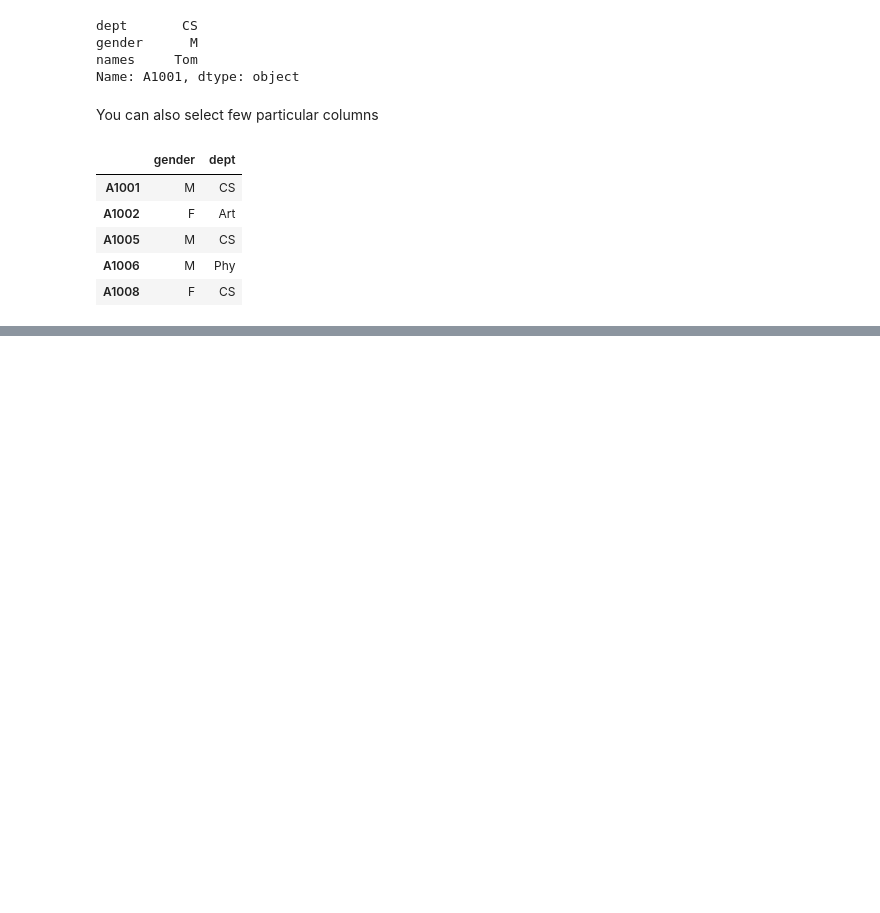
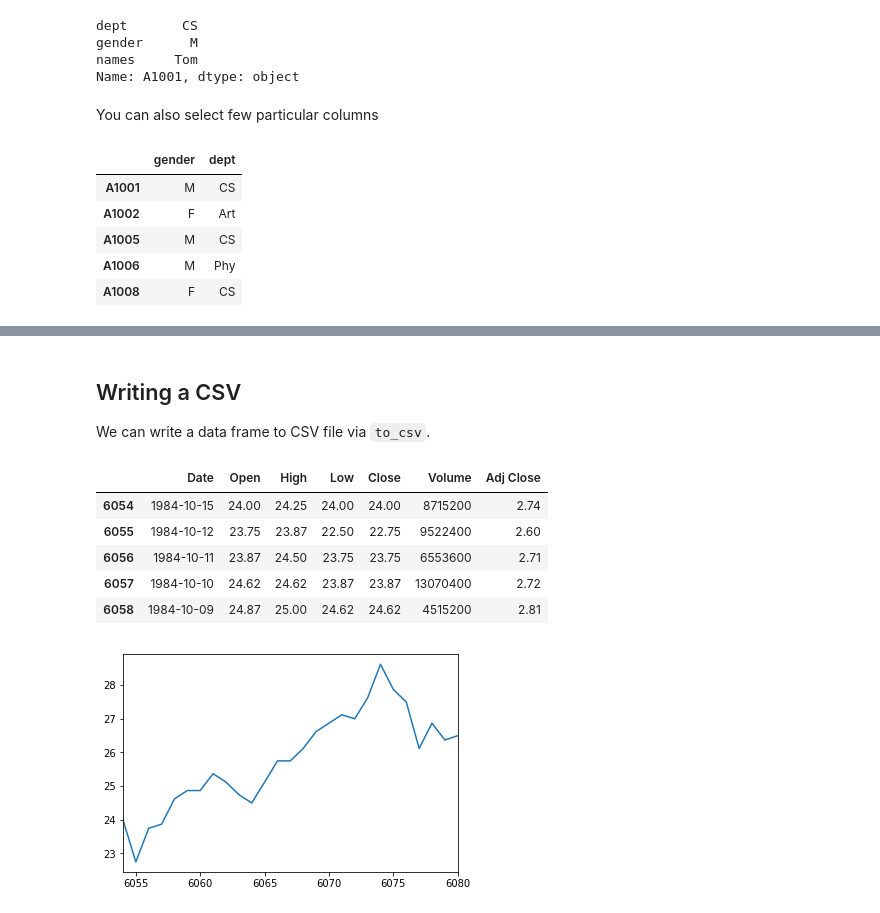
Before and after one commit to howawong/python-for-students, a Jupyter notebook: Data Manipulation.ipynb, the cells around one changed output, grey strips where cells are left out. Saved outputs shown, nothing was run; the diff lists cells and outputs as text; code cells hidden in the pictures; blank space fills up the shorter version.

```diff
--- a/Data Manipulation.ipynb
+++ b/Data Manipulation.ipynb
@@ -236,0 +325,4 @@ TypeError: 'str' object is not callable
+# %%
+appl_df = pd.read_csv('aapl.csv')
+print(appl_df.shape)
+appl_df.head()
@@ -236,0 +337,16 @@ TypeError: 'str' object is not callable
+# %% [markdown]
+## Writing a  CSV
+We can write a data frame to CSV file via `to_csv`.
+# %%
+appl_df_2 = appl_df[appl_df['Date'] <= '1984-10-15']
+appl_df_2.to_csv('appl2.csv', index=False)
+appl_df_2['Close'].plot()
+appl_df_2.head()
+# %% [output]
+|  | Date | Open | High | Low | Close | Volume | Adj Close |
+| 6054 | 1984-10-15 | 24.00 | 24.25 | 24.00 | 24.00 | 8715200 | 2.74 |
+| 6055 | 1984-10-12 | 23.75 | 23.87 | 22.50 | 22.75 | 9522400 | 2.60 |
+| 6056 | 1984-10-11 | 23.87 | 24.50 | 23.75 | 23.75 | 6553600 | 2.71 |
+| 6057 | 1984-10-10 | 24.62 | 24.62 | 23.87 | 23.87 | 13070400 | 2.72 |
+| 6058 | 1984-10-09 | 24.87 | 25.00 | 24.62 | 24.62 | 4515200 | 2.81 |
+[figure, added]
```
Also changed, not shown: parts of 29 cells of this notebook, 1 other file.
